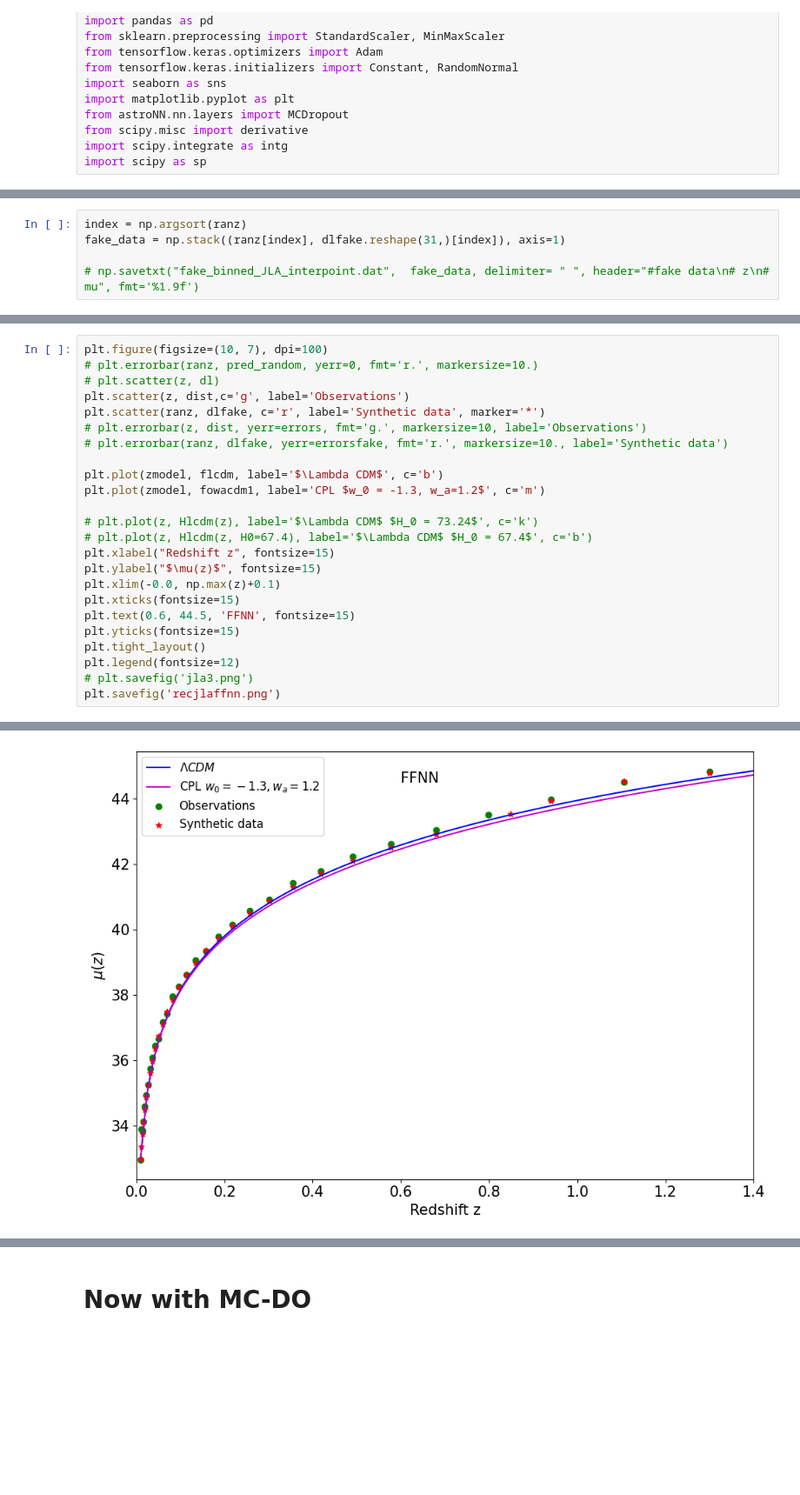
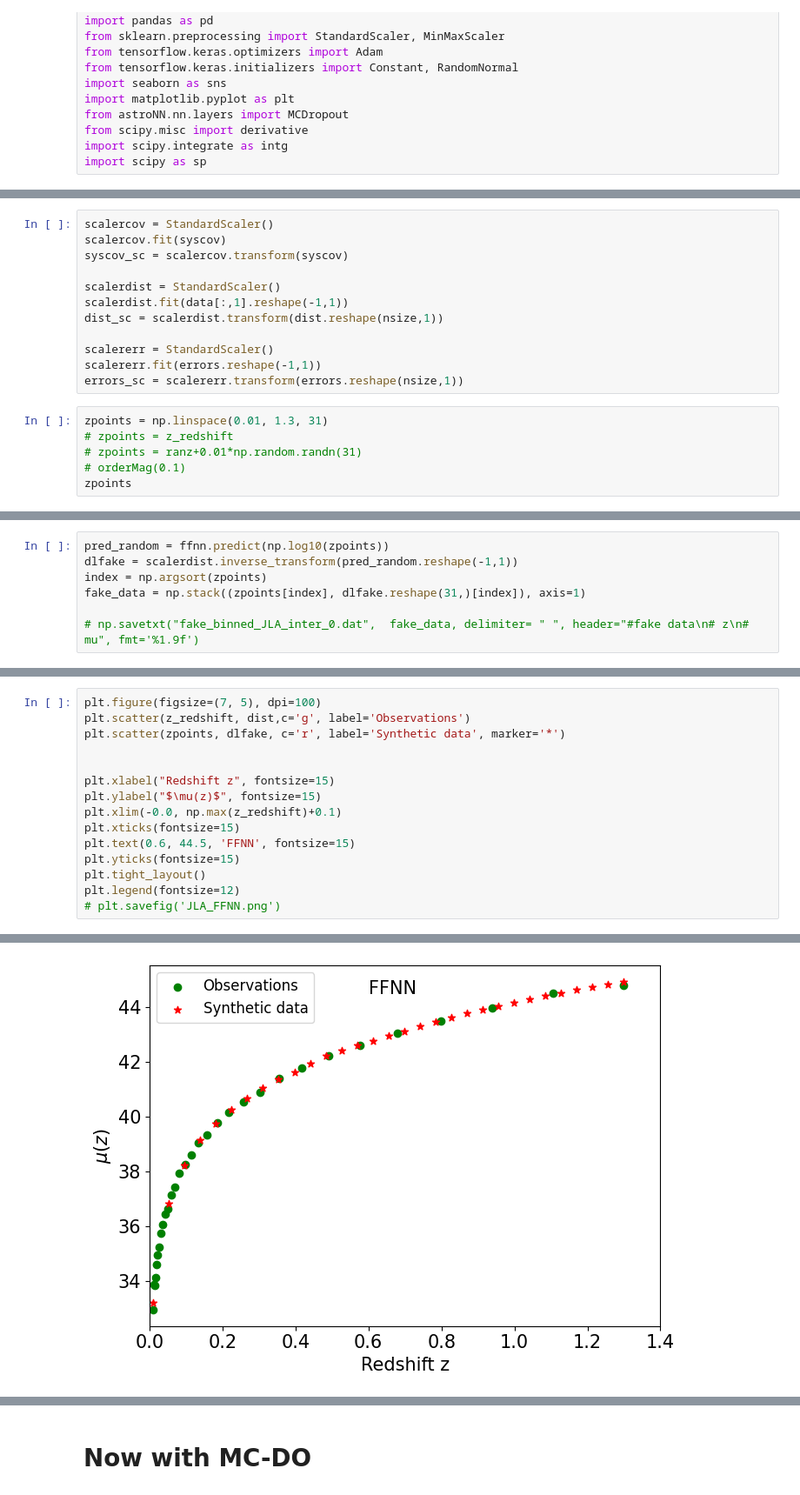
Before and after one commit to igomezv/neuralCosmoReconstruction, a Jupyter notebook: notebooks/loadANNjla.ipynb, the cells around one changed output, grey strips where cells are left out. Shown at 87% size. Cells and saved outputs as stored; diff of their text form; blank space fills up the shorter version.

Commit message:
testing with unseen redshifts

```diff
--- a/notebooks/loadANNjla.ipynb
+++ b/notebooks/loadANNjla.ipynb
@@ -67,0 +43,18 @@ errorsfake = np.exp(pred_random[:,1].reshape(nsize,))
+# %%
+scalercov = StandardScaler()
+scalercov.fit(syscov)
+syscov_sc = scalercov.transform(syscov)
+
+scalerdist = StandardScaler()
+scalerdist.fit(data[:,1].reshape(-1,1))
+dist_sc = scalerdist.transform(dist.reshape(nsize,1))
+
+scalererr = StandardScaler()
+scalererr.fit(errors.reshape(-1,1))
+errors_sc = scalererr.transform(errors.reshape(nsize,1))
+# %%
+zpoints = np.linspace(0.01, 1.3, 31)
+# zpoints = z_redshift
+# zpoints = ranz+0.01*np.random.randn(31)
+# orderMag(0.1)
+zpoints
@@ -68,5 +72,7 @@ errorsfake = np.exp(pred_random[:,1].reshape(nsize,))
 # %%
-index = np.argsort(ranz)
-fake_data = np.stack((ranz[index], dlfake.reshape(31,)[index]), axis=1)
+pred_random = ffnn.predict(np.log10(zpoints))
+dlfake = scalerdist.inverse_transform(pred_random.reshape(-1,1))
+index = np.argsort(zpoints)
+fake_data = np.stack((zpoints[index], dlfake.reshape(31,)[index]), axis=1)
 
-# np.savetxt("fake_binned_JLA_interpoint.dat",  fake_data, delimiter= " ", header="#fake data\n# z\n# mu", fmt='%1.9f')
+# np.savetxt("fake_binned_JLA_inter_0.dat",  fake_data, delimiter= " ", header="#fake data\n# z\n# mu", fmt='%1.9f')
@@ -123,25 +79,16 @@ fowacdm1 = np.array(fowacdm1)
 # %%
-plt.figure(figsize=(10, 7), dpi=100)
-# plt.errorbar(ranz, pred_random, yerr=0, fmt='r.', markersize=10.)
-# plt.scatter(z, dl)
-plt.scatter(z, dist,c='g', label='Observations')
-plt.scatter(ranz, dlfake, c='r', label='Synthetic data', marker='*')
-# plt.errorbar(z, dist, yerr=errors, fmt='g.', markersize=10, label='Observations')
-# plt.errorbar(ranz, dlfake, yerr=errorsfake, fmt='r.', markersize=10., label='Synthetic data')
+plt.figure(figsize=(7, 5), dpi=100)
+plt.scatter(z_redshift, dist,c='g', label='Observations')
+plt.scatter(zpoints, dlfake, c='r', label='Synthetic data', marker='*')
 
-plt.plot(zmodel, flcdm, label='$\Lambda CDM$', c='b')
-plt.plot(zmodel, fowacdm1, label='CPL $w_0 = -1.3, w_a=1.2$', c='m')
 
-# plt.plot(z, Hlcdm(z), label='$\Lambda CDM$ $H_0 = 73.24$', c='k')
-# plt.plot(z, Hlcdm(z, H0=67.4), label='$\Lambda CDM$ $H_0 = 67.4$', c='b')
 plt.xlabel("Redshift z", fontsize=15)
 plt.ylabel("$\mu(z)$", fontsize=15)
-plt.xlim(-0.0, np.max(z)+0.1)
+plt.xlim(-0.0, np.max(z_redshift)+0.1)
 plt.xticks(fontsize=15)
 plt.text(0.6, 44.5, 'FFNN', fontsize=15)
 plt.yticks(fontsize=15)
 plt.tight_layout()
 plt.legend(fontsize=12)
-# plt.savefig('jla3.png')
-plt.savefig('recjlaffnn.png')
+# plt.savefig('JLA_FFNN.png')
 # %% [output]
@@ -148 +96 @@ plt.savefig('recjlaffnn.png')
-[figure, old version]
+[figure, new version]
```
Also changed, not shown: parts of 27 cells of this notebook.
